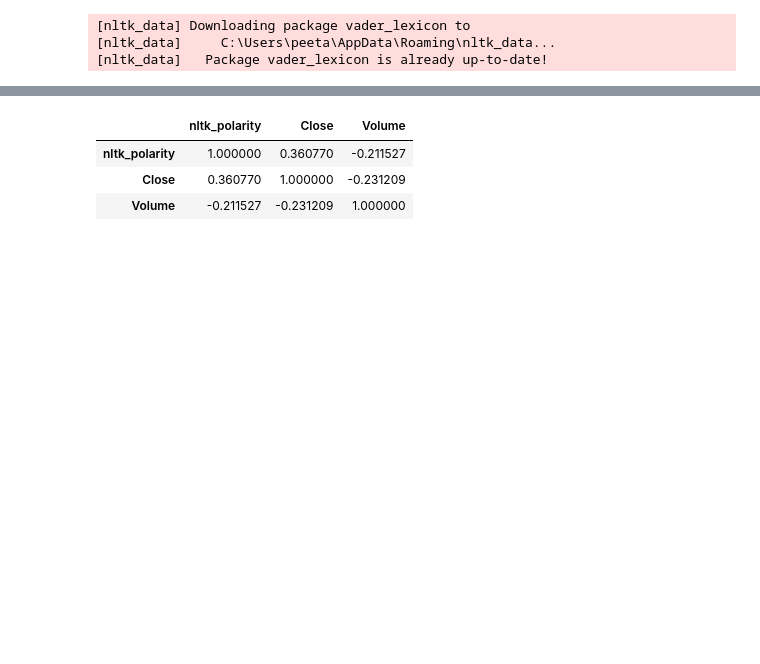
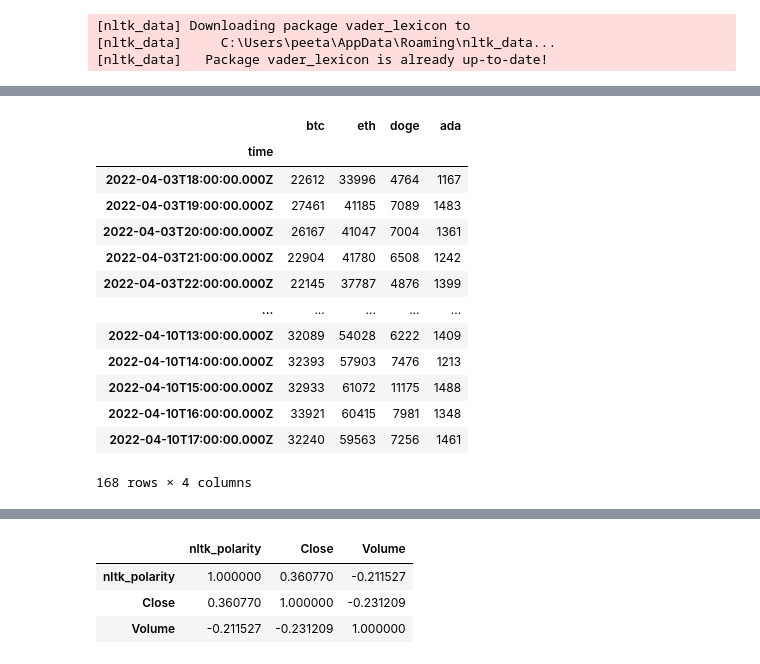
Before and after one commit to LaachH/dream_team, a Jupyter notebook: main.ipynb, the cells around one changed output, grey strips where cells are left out. Drawn from its saved outputs; the diff is of its cells as text; code cells hidden in the pictures; blank space fills up the shorter version.

```diff
--- a/main.ipynb
+++ b/main.ipynb
@@ -88,0 +62,4 @@ datelist = pd.date_range(start, end=datetime.today(), periods=100).tolist()
+# %%
+doge_count=basic_count('DOGE OR dogecoin').set_index('time')
+# %%
+ada_count=basic_count('cardano').set_index('time')
@@ -89,3 +93,24 @@ datelist = pd.date_range(start, end=datetime.today(), periods=100).tolist()
+# %%
+all_counts=pd.concat([btc_count,eth_count,doge_count,ada_count], join='inner', axis=1)
+# %%
+all_counts.columns=['btc','eth','doge','ada']
+# %%
+all_counts
+# %% [output]
+|  | btc | eth | doge | ada |
+| time |  |  |  |  |
+| 2022-04-03T18:00:00.000Z | 22612 | 33996 | 4764 | 1167 |
+| 2022-04-03T19:00:00.000Z | 27461 | 41185 | 7089 | 1483 |
+| 2022-04-03T20:00:00.000Z | 26167 | 41047 | 7004 | 1361 |
+| 2022-04-03T21:00:00.000Z | 22904 | 41780 | 6508 | 1242 |
+| 2022-04-03T22:00:00.000Z | 22145 | 37787 | 4876 | 1399 |
+| ... | ... | ... | ... | ... |
+| 2022-04-10T13:00:00.000Z | 32089 | 54028 | 6222 | 1409 |
+| 2022-04-10T14:00:00.000Z | 32393 | 57903 | 7476 | 1213 |
+| 2022-04-10T15:00:00.000Z | 32933 | 61072 | 11175 | 1488 |
+| 2022-04-10T16:00:00.000Z | 33921 | 60415 | 7981 | 1348 |
+| 2022-04-10T17:00:00.000Z | 32240 | 59563 | 7256 | 1461 |
+168 rows × 4 columns
 # %%
 sentiment_model = flair.models.TextClassifier.load('en-sentiment')
 def tweets(start_time, end_time, iterations, query):
```
Also changed, not shown: parts of 172 cells of this notebook, 26 other files.
